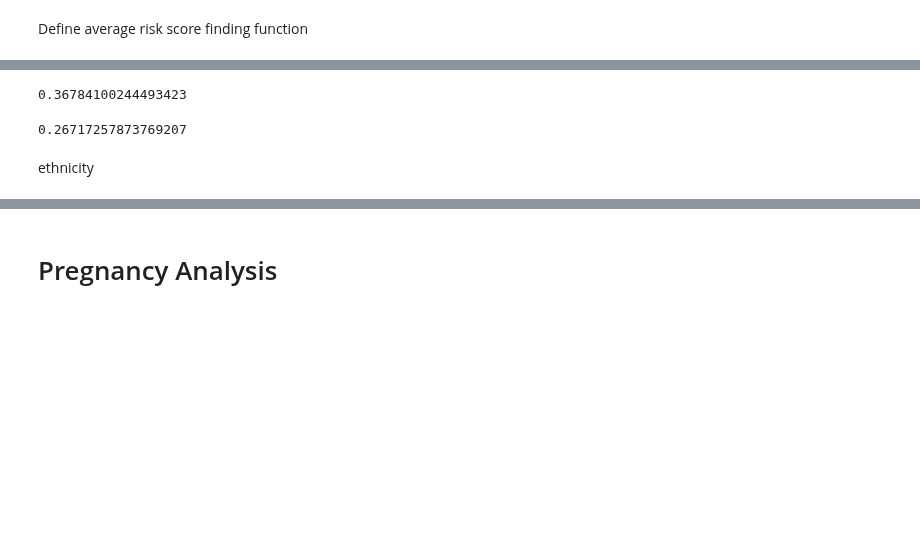
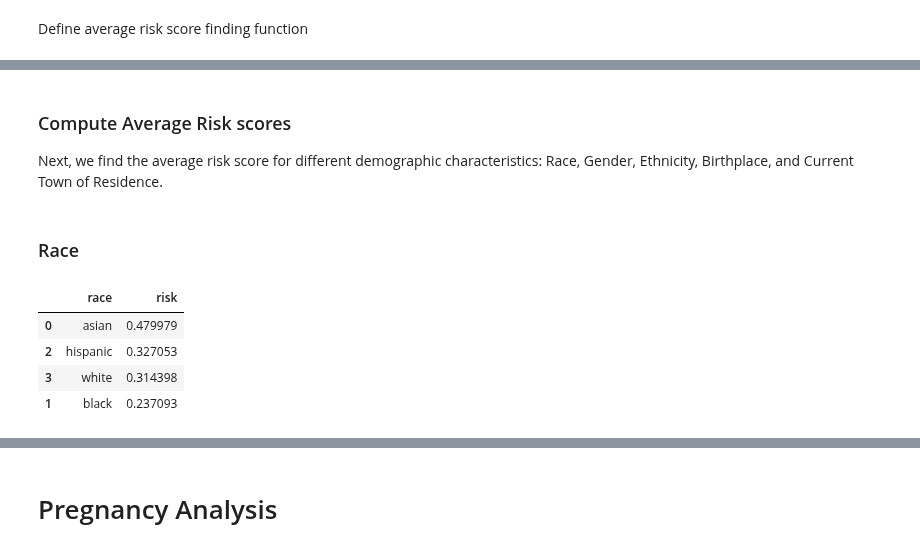
Before and after one commit to esseiple/MedicalBiasJLS, a Jupyter notebook: ModelDoc.ipynb, the cells around one changed output, grey strips where cells are left out. Cells and saved outputs as stored; diff of their text form; code cells hidden in the pictures; blank space fills up the shorter version.

```diff
--- a/ModelDoc.ipynb
+++ b/ModelDoc.ipynb
@@ -199,10 +167,22 @@ gen_code
-# %%
-find_risk(0, 'gender', pred_prob)
-# %% [output]
-0.36784100244493423
-# %%
-find_risk(1, 'gender', pred_prob)
-# %% [output]
-0.26717257873769207
-# %% [markdown]
-ethnicity
+# %% [markdown]
+### Compute Average Risk scores
+Next, we find the average risk score for different demographic characteristics: Race, Gender, Ethnicity, Birthplace, and Current Town of Residence.
+# %% [markdown]
+### Race
+# %%
+diabetesRaceRisk = []
+
+for code, race in race_code.items():
+    avRisk = find_risk(code, 'race', pred_prob)
+    newRow = {'race': race, 'risk': avRisk}
+    diabetesRaceRisk.append(newRow)
+
+diabetesRaceRisk = pd.DataFrame(diabetesRaceRisk)
+diabetesRaceRisk = diabetesRaceRisk.sort_values(by='risk', ascending=False)
+diabetesRaceRisk
+# %% [output]
+|  | race | risk |
+| 0 | asian | 0.479979 |
+| 2 | hispanic | 0.327053 |
+| 3 | white | 0.314398 |
+| 1 | black | 0.237093 |
```
Also changed, not shown: parts of 75 cells of this notebook.
